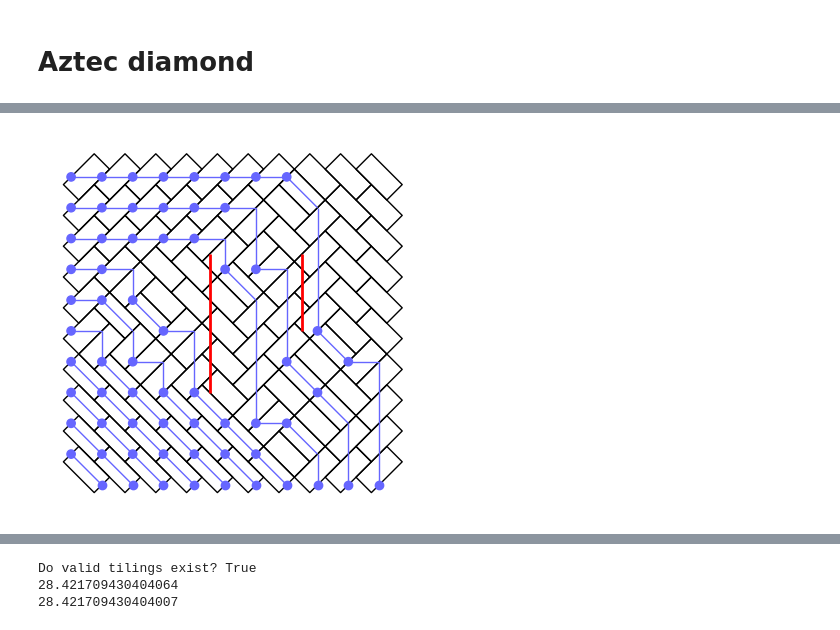
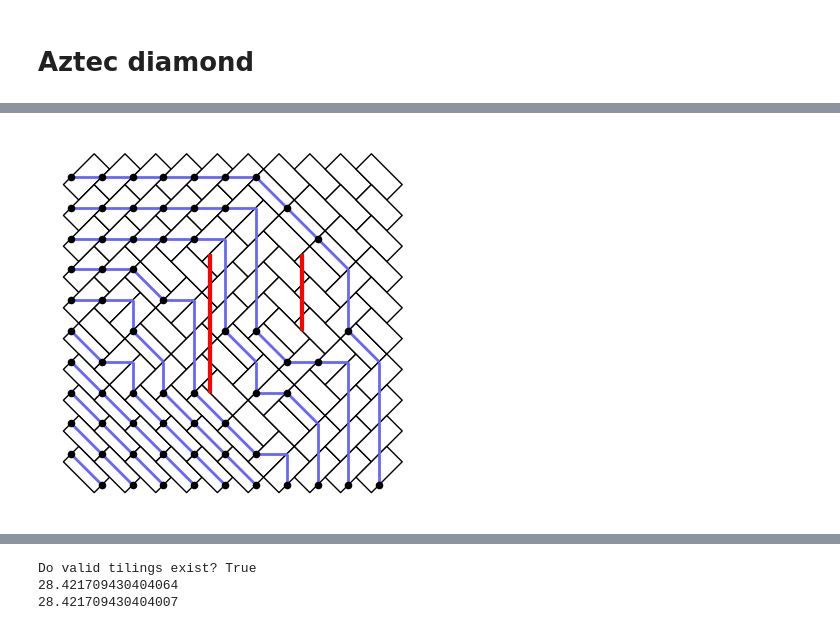
Before and after one commit to MaxvanHorssen/random-tilings, a Jupyter notebook: Basic examples.ipynb, the cells around one changed output, grey strips where cells are left out. Drawn from its saved outputs; the diff is of its cells as text; code cells hidden in the pictures.

```diff
--- a/Basic examples.ipynb
+++ b/Basic examples.ipynb
@@ -23,10 +22,11 @@ A.plot(color_scheme='aztec gray')
 # %%
 gap = [[9,-2,2],[15,3,5]]
 A = RT.Aztec(10,gap=gap)
 A.shuffle()
-A.plot(edge_width=1,path_width=1,dot_width=1,gap_width=2,orientation='square')
+A.plot(border_size=1,orientation='square',color_scheme='white')
+A.plot_paths(path_size=2,dot_size=20,gap_size=3)
 # %% [output]
-[figure, old version]
+[figure, new version]
 # %%
 gap = [[2*150-1,80,150]]
 A = RT.Aztec(300,gap=gap)
```
Also changed, not shown: parts of 10 cells of this notebook.
